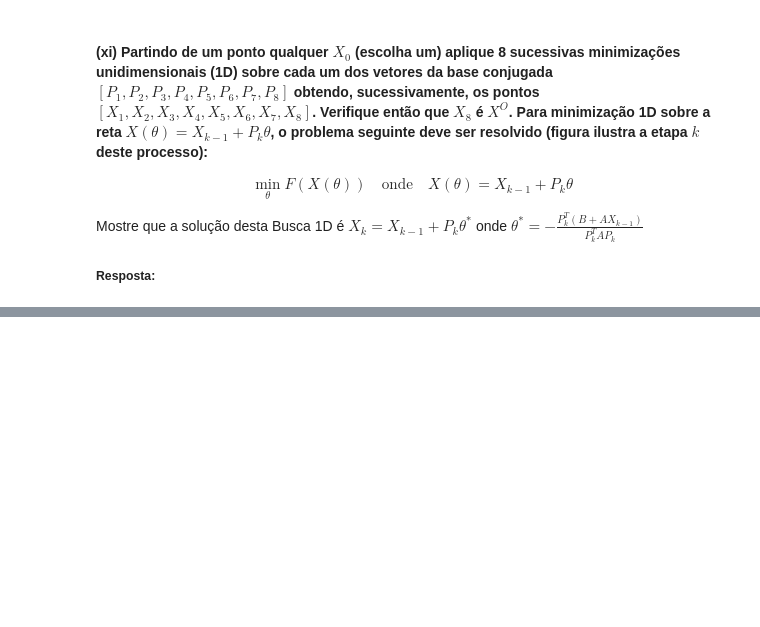
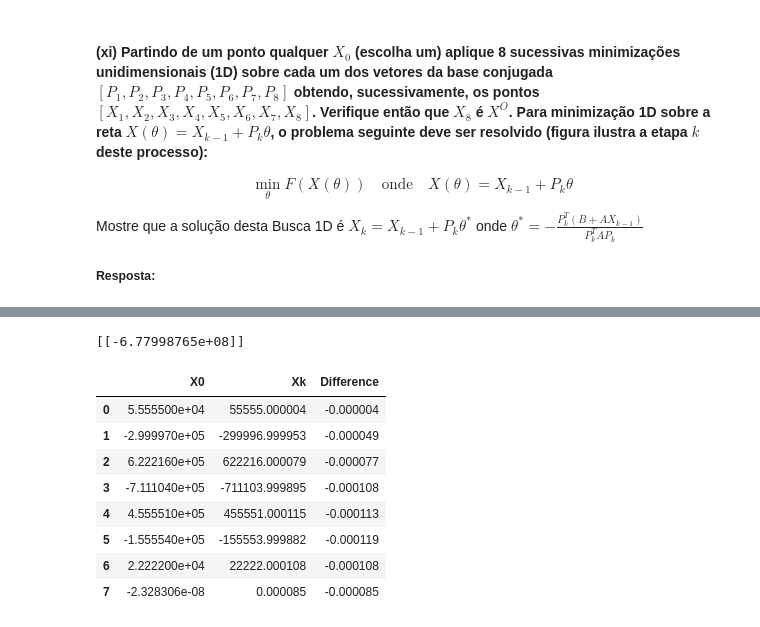
Before and after one commit to davibelo/EQE703_trabalho_1, a Jupyter notebook: res_questao_1.ipynb, the cells around one changed output, grey strips where cells are left out. Drawn from its saved outputs; the diff is of its cells as text; code cells hidden in the pictures; blank space fills up the shorter version.

```diff
--- a/res_questao_1.ipynb
+++ b/res_questao_1.ipynb
@@ -888,0 +982,39 @@ Mostre que a solução desta Busca 1D é $X_k = X_{k-1} + P_k \theta^*$ onde $\t
+# %%
+def F_X(X):
+    return 0.5 * np.dot(X.T, np.dot(A, X)) + np.dot(B.T, X) + C
+
+
+F_ = F_X(X_k)
+print(F_)
+# %% [output]
+[[-6.77998765e+08]]
+# %%
+# Calculating the difference
+difference = X0 - X_k
+
+# Flatten the arrays to 1-dimensional for DataFrame creation
+X0_flat = X0.flatten()
+Xk_flat = X_k.flatten()
+difference_flat = difference.flatten()
+
+# Creating the DataFrame
+data = {
+    'X0': X0_flat,
+    'Xk': Xk_flat,
+    'Difference': difference_flat
+}
+
+df = pd.DataFrame(data)
+
+# Display the DataFrame
+df
+# %% [output]
+|  | X0 | Xk | Difference |
+| 0 | 5.555500e+04 | 55555.000004 | -0.000004 |
+| 1 | -2.999970e+05 | -299996.999953 | -0.000049 |
+| 2 | 6.222160e+05 | 622216.000079 | -0.000077 |
+| 3 | -7.111040e+05 | -711103.999895 | -0.000108 |
+| 4 | 4.555510e+05 | 455551.000115 | -0.000113 |
+| 5 | -1.555540e+05 | -155553.999882 | -0.000119 |
+| 6 | 2.222200e+04 | 22222.000108 | -0.000108 |
+| 7 | -2.328306e-08 | 0.000085 | -0.000085 |
```
Also changed, not shown: parts of 9 cells of this notebook.
